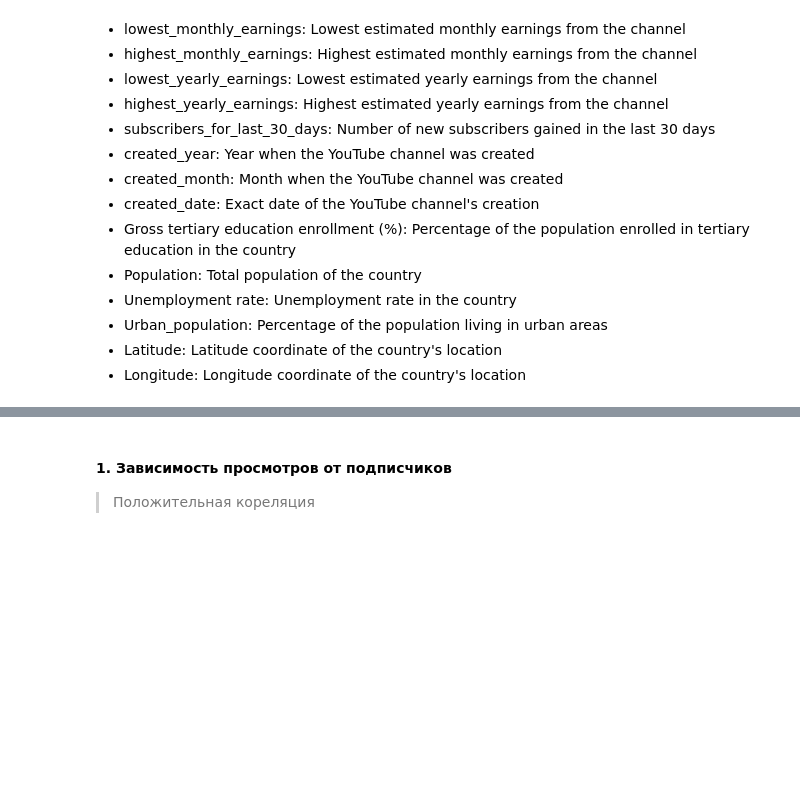
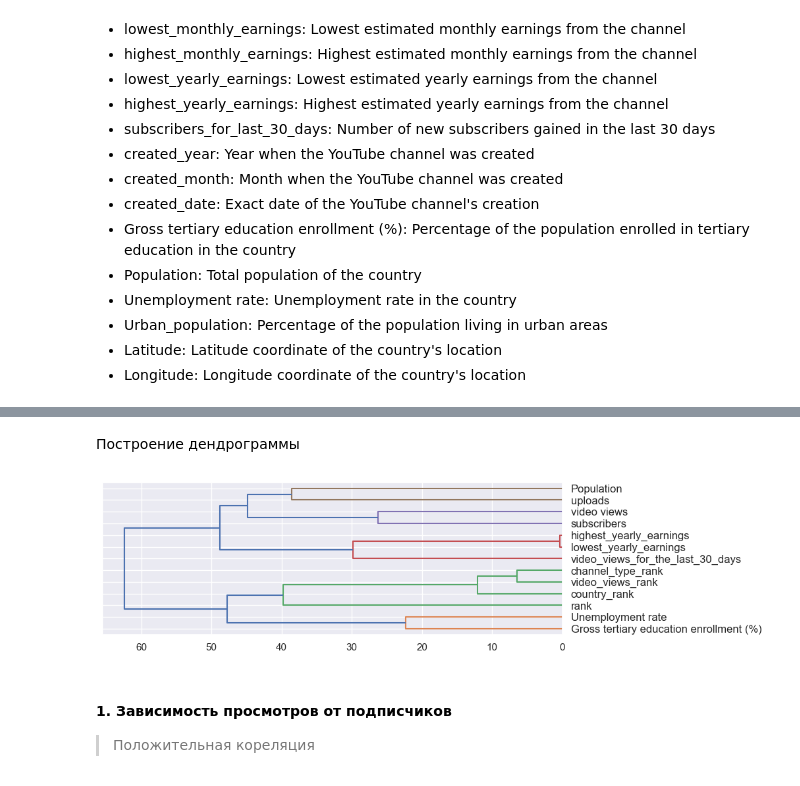
Before and after one commit to archimage-wiz/DS_PythonStat_Hw_Last, a Jupyter notebook: Hw_YoutubeStatistics_Final.ipynb, the cells around one changed output, grey strips where cells are left out. Saved outputs shown, nothing was run; the diff lists cells and outputs as text; code cells hidden in the pictures; blank space fills up the shorter version.

```diff
--- a/Hw_YoutubeStatistics_Final.ipynb
+++ b/Hw_YoutubeStatistics_Final.ipynb
@@ -161,3 +189,18 @@ plt.show()
+# %% [markdown]
+Построение дендрограммы
+# %%
+df_num_cols_reduced2 = pd.DataFrame(df_num_cols_reduced_norm).dropna(how='any')
+
+clusters = hierarchy.linkage(
+    df_num_cols_reduced2.T,
+    method='ward',
+)
+plt.figure(figsize=(9, 3))
+dn = hierarchy.dendrogram(clusters,
+                          orientation='left',
+                          labels=df_num_cols_reduced.T.index)
+# %% [output]
+[figure, added]
 # %% [markdown]
 #### 1. Зависимость просмотров от подписчиков
 > Положительная кореляция
```
Also changed, not shown: parts of 46 cells of this notebook.
